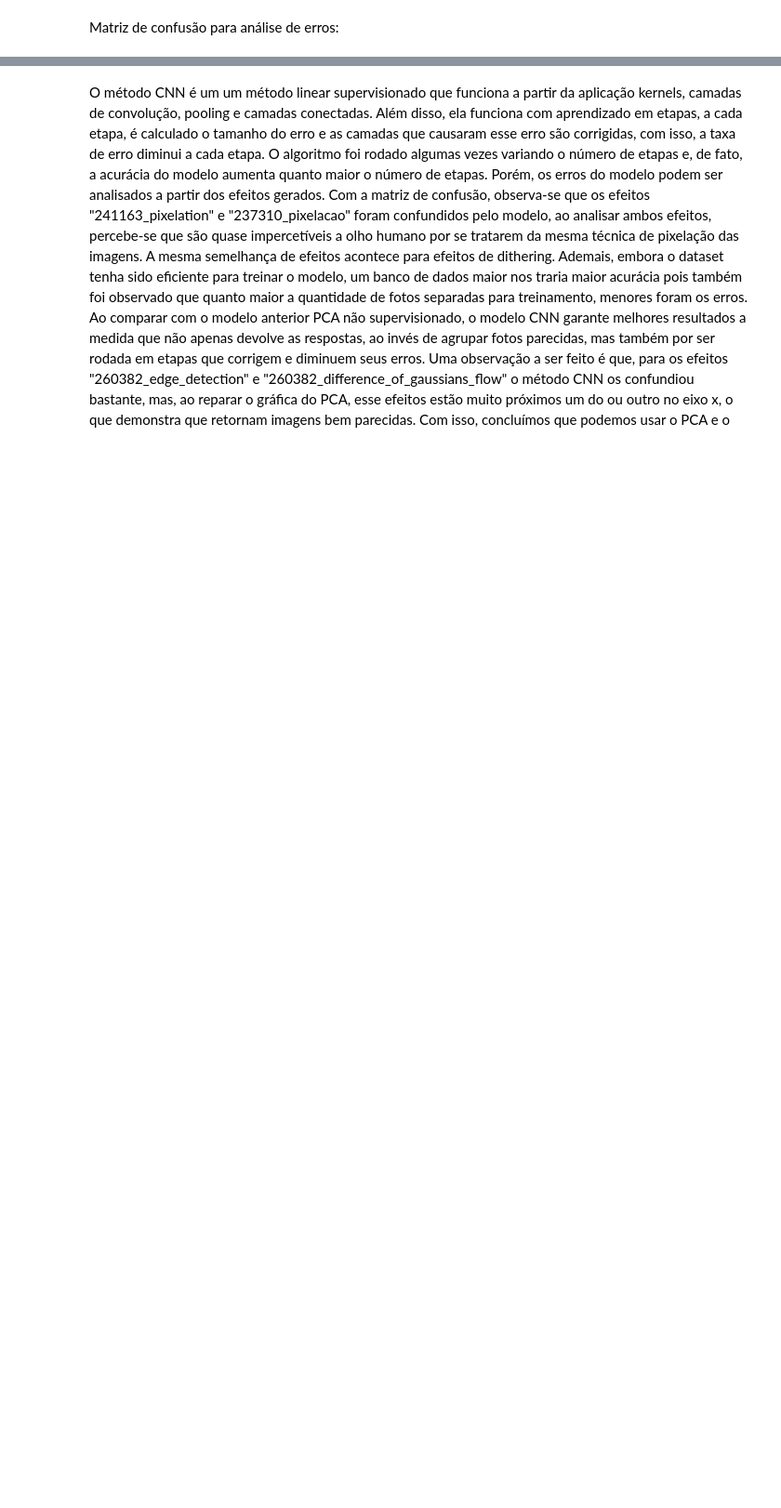
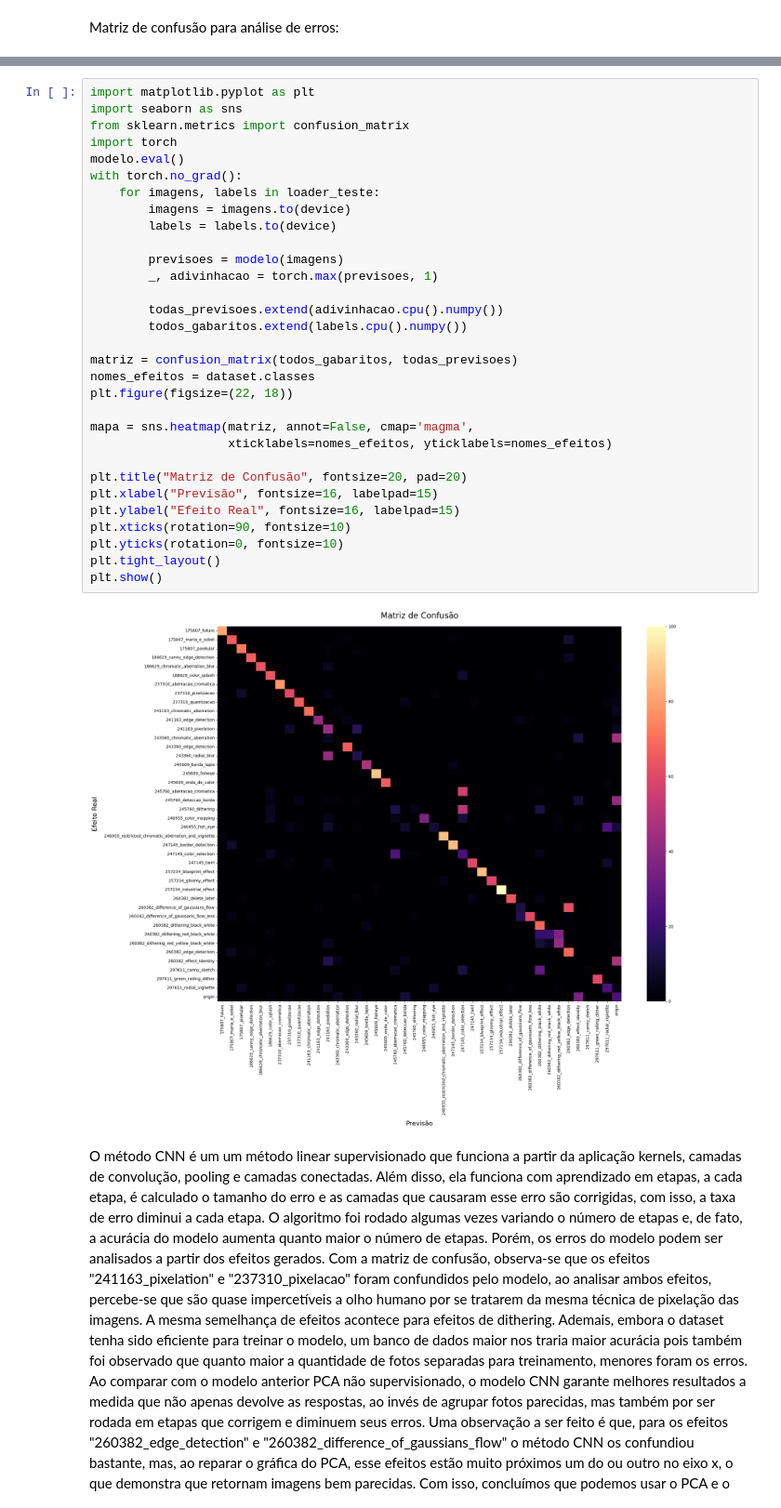
Before and after one commit to UNICAMP-EA979/2026s1-projetopi-e2-beatrizbarbosay, a Jupyter notebook: Atividade.ipynb, the cells around one changed output, grey strips where cells are left out. Shown at 93% size. Drawn from its saved outputs; the diff is of its cells as text; blank space fills up the shorter version.

```diff
--- a/Atividade.ipynb
+++ b/Atividade.ipynb
@@ -274,6 +275,39 @@ fig = px.imshow(matriz,
                 title="Matriz de Confusão")
 fig.update_layout(width=1000, height=1000, xaxis_tickangle=-45)
 fig.show()
+# %%
+import matplotlib.pyplot as plt
+import seaborn as sns
+from sklearn.metrics import confusion_matrix
+import torch
+modelo.eval()
+with torch.no_grad():
+    for imagens, labels in loader_teste:
+        imagens = imagens.to(device)
+        labels = labels.to(device)
+
+        previsoes = modelo(imagens)
+        _, adivinhacao = torch.max(previsoes, 1)
+
+        todas_previsoes.extend(adivinhacao.cpu().numpy())
+        todos_gabaritos.extend(labels.cpu().numpy())
+
+matriz = confusion_matrix(todos_gabaritos, todas_previsoes)
+nomes_efeitos = dataset.classes
+plt.figure(figsize=(22, 18))
+
+mapa = sns.heatmap(matriz, annot=False, cmap='magma',
+                   xticklabels=nomes_efeitos, yticklabels=nomes_efeitos)
+
+plt.title("Matriz de Confusão", fontsize=20, pad=20)
+plt.xlabel("Previsão", fontsize=16, labelpad=15)
+plt.ylabel("Efeito Real", fontsize=16, labelpad=15)
+plt.xticks(rotation=90, fontsize=10)
+plt.yticks(rotation=0, fontsize=10)
+plt.tight_layout()
+plt.show()
+# %% [output]
+[figure, added]
 # %% [markdown]
 O método CNN é um um método linear supervisionado que funciona a partir da aplicação kernels, camadas de convolução, pooling e camadas conectadas. Além disso, ela funciona com aprendizado em etapas, a cada etapa, é calculado o tamanho do erro e as camadas que causaram esse erro são corrigidas, com isso, a taxa de erro diminui a cada etapa. O algoritmo foi rodado algumas vezes variando o número de etapas e, de fato, a acurácia do modelo aumenta quanto maior o número de etapas.
 Porém, os erros do modelo podem ser analisados a partir dos efeitos gerados. Com a matriz de confusão, observa-se que os efeitos "241163_pixelation" e "237310_pixelacao" foram confundidos pelo modelo, ao analisar ambos efeitos, percebe-se que são quase impercetíveis a olho humano por se tratarem da mesma técnica de pixelação das imagens. A mesma semelhança de efeitos acontece para efeitos de dithering.  Ademais, embora o dataset tenha sido eficiente para treinar o modelo, um banco de dados maior nos traria maior acurácia pois também foi observado que quanto maior a quantidade de fotos separadas para treinamento, menores foram os erros.
```
Also changed, not shown: parts of 4 cells of this notebook.
